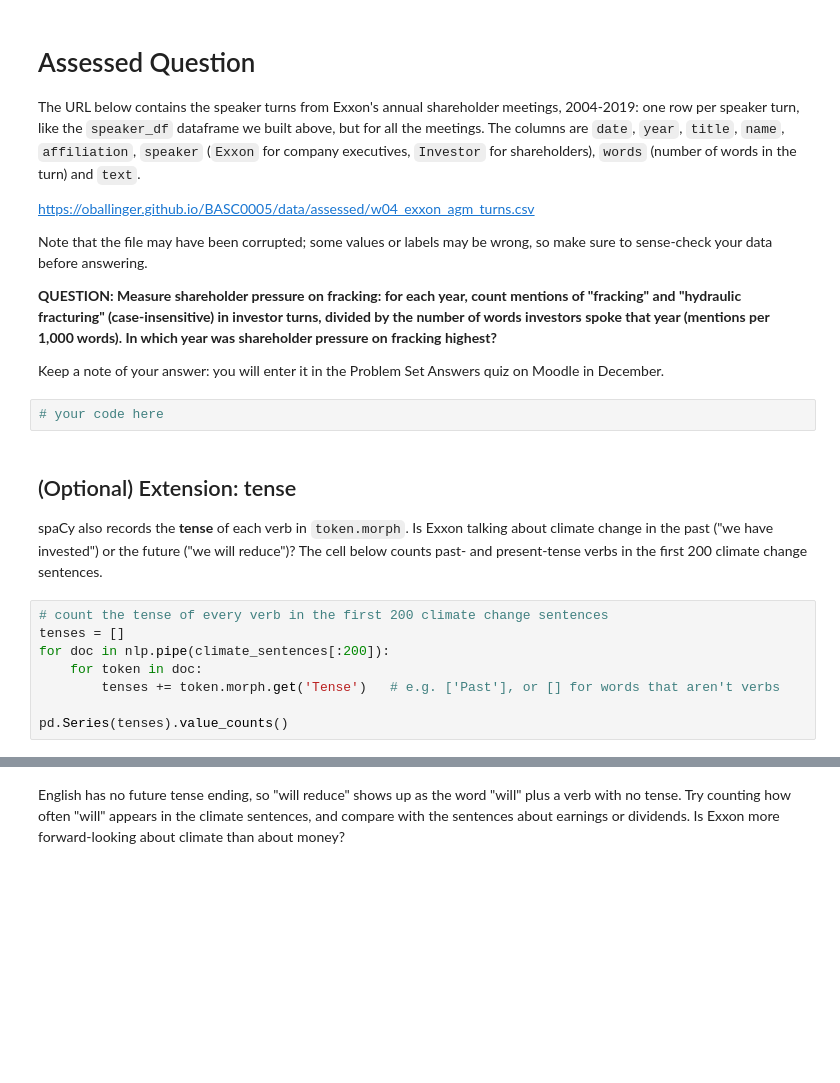
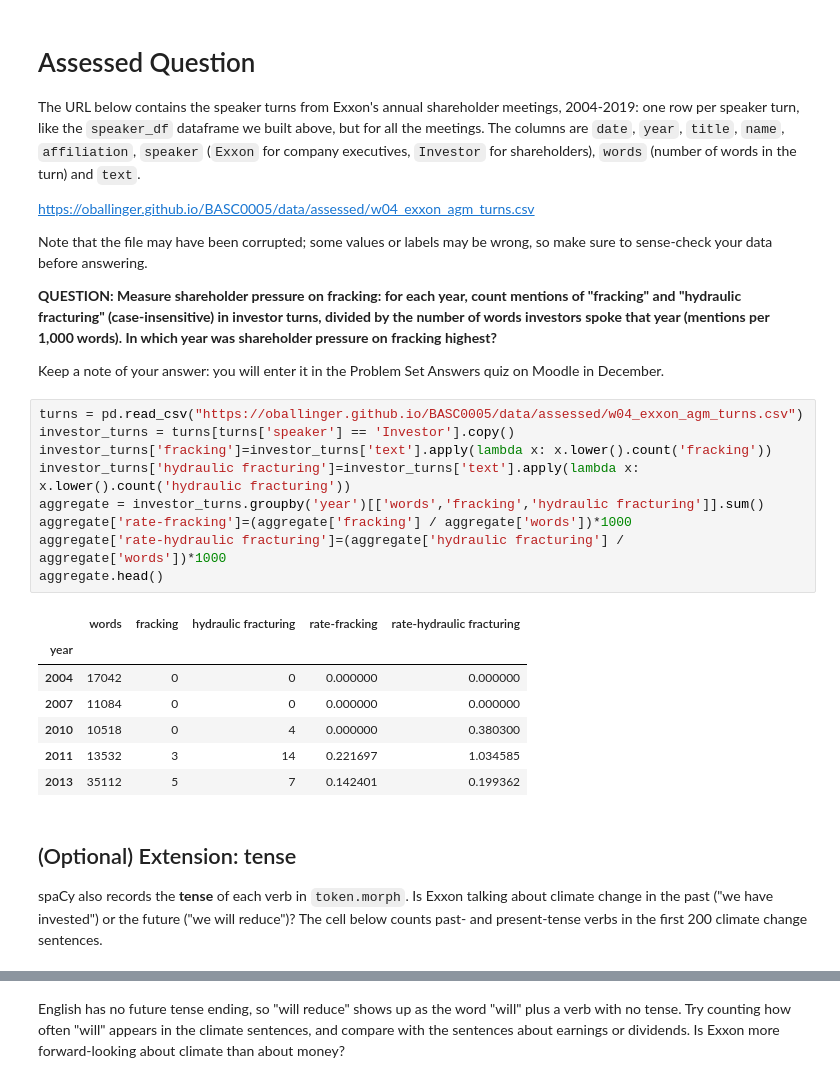
Before and after one commit to aekeana/QM2, a Jupyter notebook: notebooks/W04. Natural Language Processing.ipynb, the cells around one changed output, grey strips where cells are left out. Saved outputs shown, nothing was run; the diff lists cells and outputs as text; blank space fills up the shorter version.

```diff
--- a/notebooks/W04. Natural Language Processing.ipynb
+++ b/notebooks/W04. Natural Language Processing.ipynb
@@ -520,17 +683,24 @@ Note that the file may have been corrupted; some values or labels may be wrong,
 **QUESTION: Measure shareholder pressure on fracking: for each year, count mentions of "fracking" and "hydraulic fracturing" (case-insensitive) in investor turns, divided by the number of words investors spoke that year (mentions per 1,000 words). In which year was shareholder pressure on fracking highest?**
 
 Keep a note of your answer: you will enter it in the Problem Set Answers quiz on Moodle in December.
-# %%
-# your code here
+# %%
+turns = pd.read_csv("https://oballinger.github.io/BASC0005/data/assessed/w04_exxon_agm_turns.csv")
+investor_turns = turns[turns['speaker'] == 'Investor'].copy()
+investor_turns['fracking']=investor_turns['text'].apply(lambda x: x.lower().count('fracking'))
+investor_turns['hydraulic fracturing']=investor_turns['text'].apply(lambda x: x.lower().count('hydraulic fracturing'))
+aggregate = investor_turns.groupby('year')[['words','fracking','hydraulic fracturing']].sum()
+aggregate['rate-fracking']=(aggregate['fracking'] / aggregate['words'])*1000
+aggregate['rate-hydraulic fracturing']=(aggregate['hydraulic fracturing'] / aggregate['words'])*1000
+aggregate.head()
+# %% [output]
+|  | words | fracking | hydraulic fracturing | rate-fracking | rate-hydraulic fracturing |
+| year |  |  |  |  |  |
+| 2004 | 17042 | 0 | 0 | 0.000000 | 0.000000 |
+| 2007 | 11084 | 0 | 0 | 0.000000 | 0.000000 |
+| 2010 | 10518 | 0 | 4 | 0.000000 | 0.380300 |
+| 2011 | 13532 | 3 | 14 | 0.221697 | 1.034585 |
+| 2013 | 35112 | 5 | 7 | 0.142401 | 0.199362 |
 # %% [markdown]
 ## (Optional) Extension: tense
 
 spaCy also records the **tense** of each verb in `token.morph`. Is Exxon talking about climate change in the past ("we have invested") or the future ("we will reduce")? The cell below counts past- and present-tense verbs in the first 200 climate change sentences.
-# %%
-# count the tense of every verb in the first 200 climate change sentences
-tenses = []
-for doc in nlp.pipe(climate_sentences[:200]):
-    for token in doc:
-        tenses += token.morph.get('Tense')   # e.g. ['Past'], or [] for words that aren't verbs
-
-pd.Series(tenses).value_counts()
```
Also changed, not shown: parts of 22 cells of this notebook.
